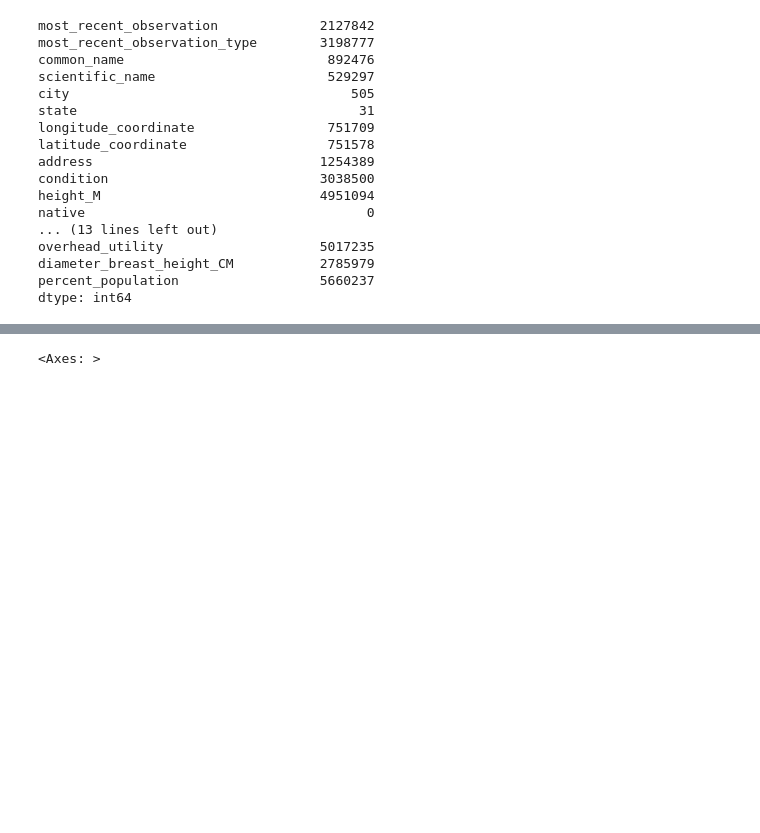
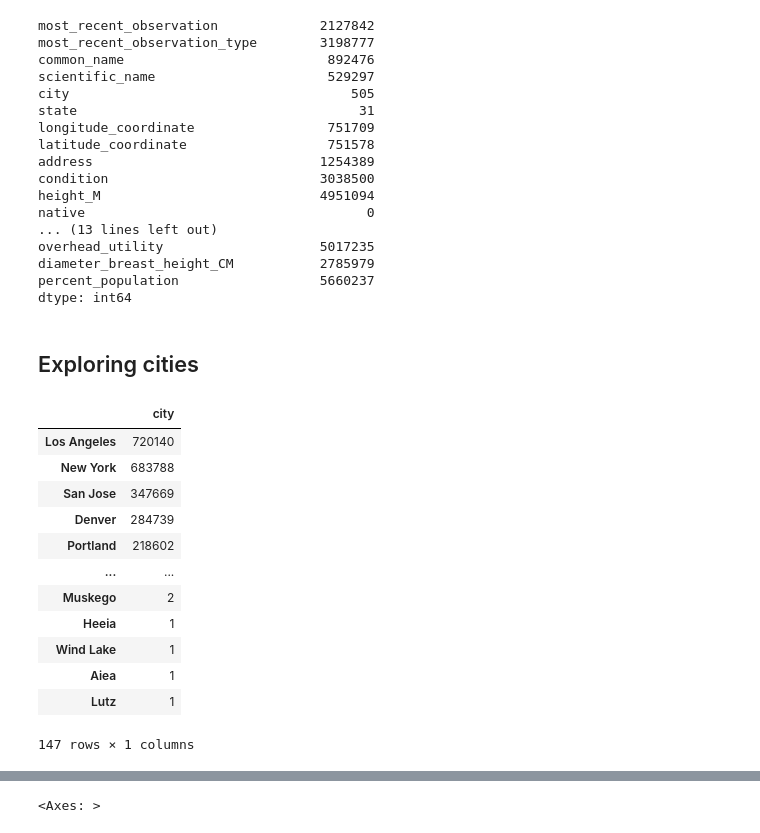
Before and after one commit to VittorioBartolomeoSecondin/DVIS-CAValli_Team, a Jupyter notebook: Assignment1 - Preprocessing.ipynb, the cells around one changed output, grey strips where cells are left out. Saved outputs shown, nothing was run; the diff lists cells and outputs as text; code cells hidden in the pictures; blank space fills up the shorter version.

```diff
--- a/Assignment1 - Preprocessing.ipynb
+++ b/Assignment1 - Preprocessing.ipynb
@@ -66,3 +85,21 @@ dtype: int64
 # %%
 #quantitative_tree = tree_dataset[['longitude_coordinate', 'latitude_coordinate', 'city_ID', 'most_recent_observation', 'diameter_breast_height_CM', 'height_M']]
 #qualitative_tree = tree_dataset[['common_name', 'scientific_name', 'city', 'state', 'native', 'diameter_breast_height_binned_CM', 'greater_metro', 'most_recent_observation_type']]
+# %% [markdown]
+## Exploring cities
+# %%
+tree_dataset['city'].value_counts().to_frame()
+# %% [output]
+|  | city |
+| Los Angeles | 720140 |
+| New York | 683788 |
+| San Jose | 347669 |
+| Denver | 284739 |
+| Portland | 218602 |
+| ... | ... |
+| Muskego | 2 |
+| Heeia | 1 |
+| Wind Lake | 1 |
+| Aiea | 1 |
+| Lutz | 1 |
+147 rows × 1 columns
```
Also changed, not shown: parts of 13 cells of this notebook.
